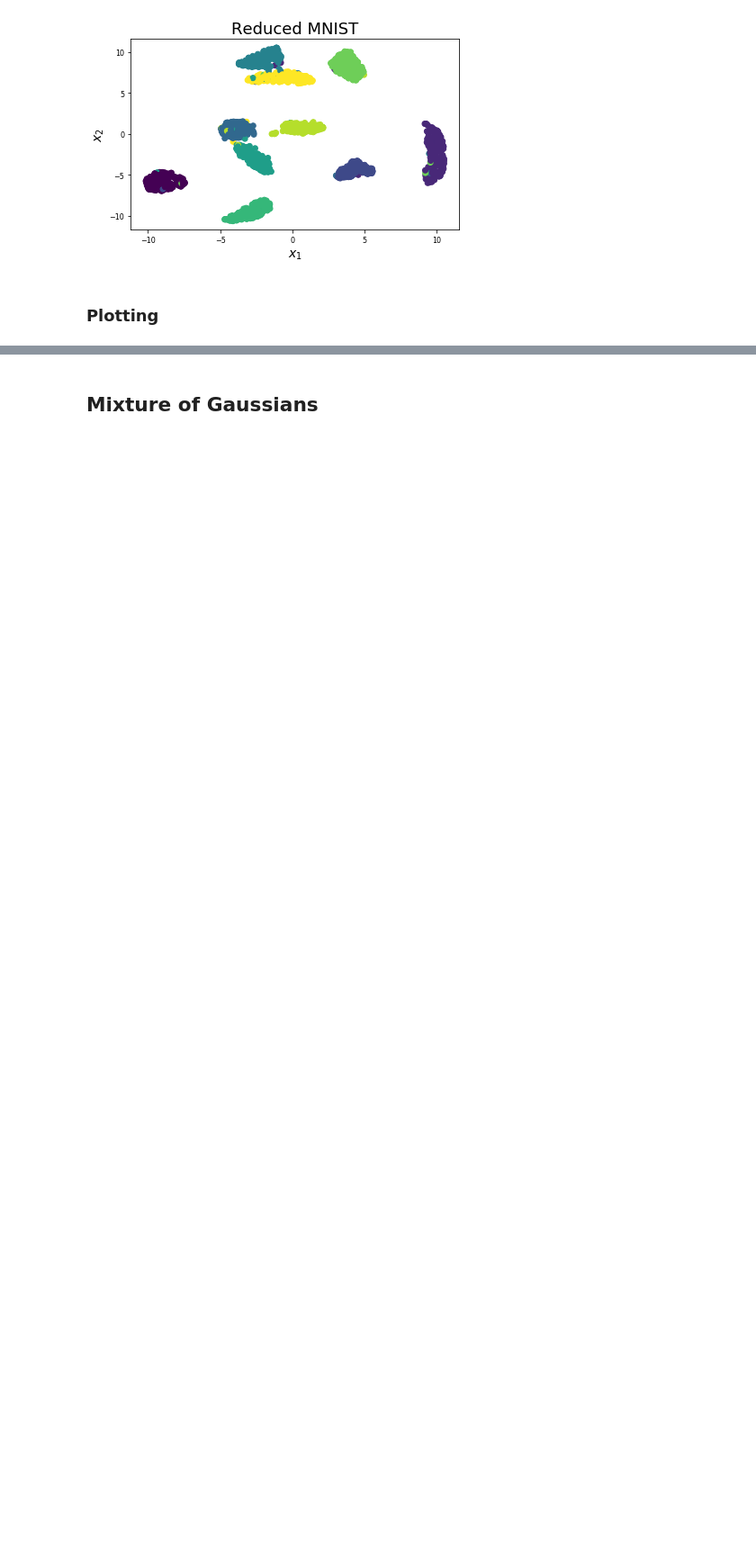
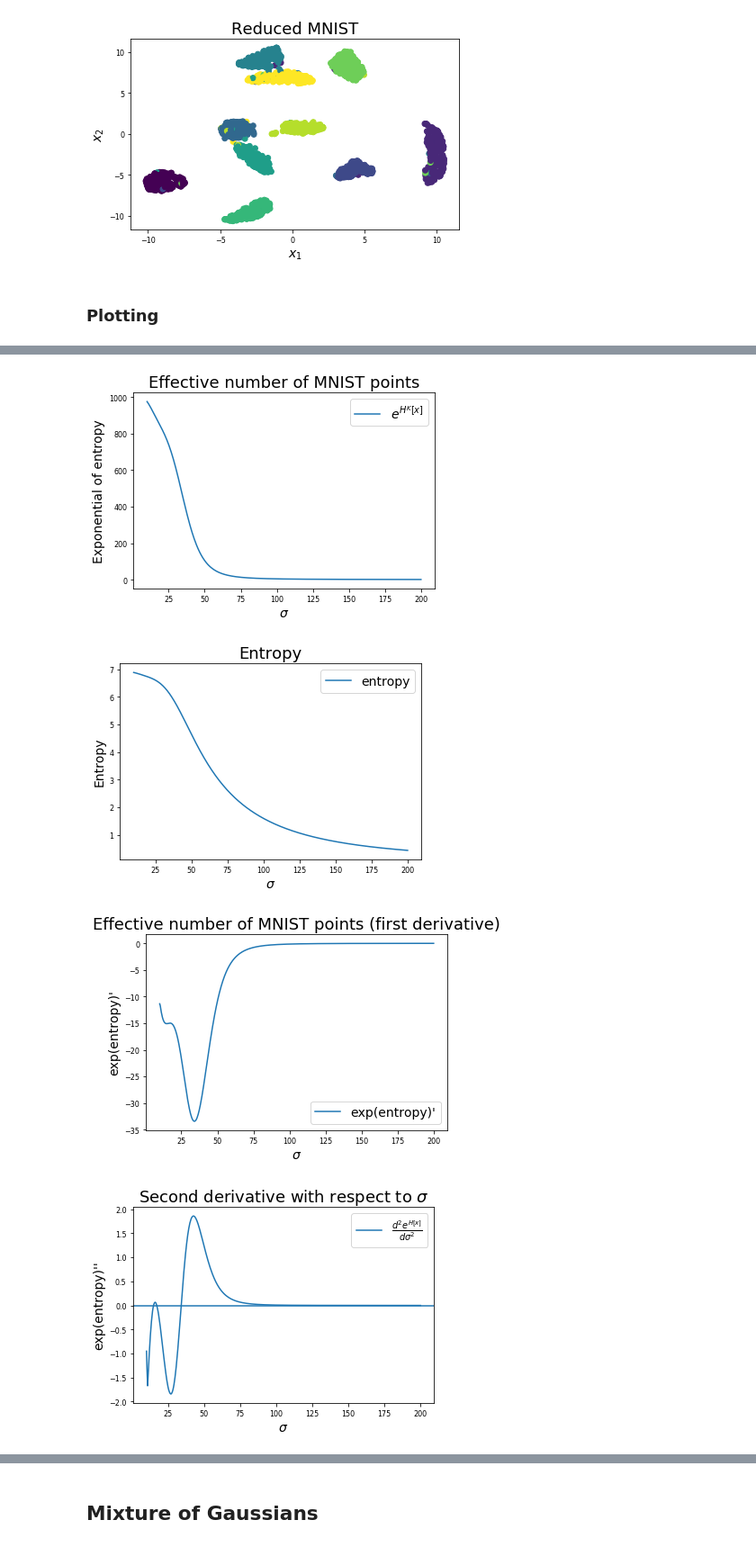
Before and after one commit to gallego-posada/gait, a Jupyter notebook: Mode Counting.ipynb, the cells around one changed output, grey strips where cells are left out. Shown at 90% size. Saved outputs shown, nothing was run; the diff lists cells and outputs as text; code cells hidden in the pictures; blank space fills up the shorter version.

```diff
--- a/Mode Counting.ipynb
+++ b/Mode Counting.ipynb
@@ -257,0 +330,60 @@ plt.show()
+# %%
+plt.figure()
+plt.plot(sigmas, np.exp(entropies), label=r"$e^{H^K[x]}$")
+plt.xlabel(r"$\sigma$")
+plt.ylabel("Exponential of entropy")
+# plt.axhline(10)
+plt.legend()
+plt.title("Effective number of MNIST points")
+# plt.xlim(10, 20)
+# plt.ylim(0, 4)
+plt.show()
+
+plt.figure()
+plt.plot(sigmas, entropies, label="entropy")
+plt.xlabel(r"$\sigma$")
+plt.ylabel("Entropy")
+plt.legend()
+plt.title("Entropy")
+# plt.xlim(10, 20)
+# plt.ylim(0, 4)
+plt.show()
+
+plt.figure()
+plt.plot(sigmas, derivative(np.exp(entropies), sigmas[1]-sigmas[0], 1), label="exp(entropy)\'")
+plt.xlabel(r"$\sigma$")
+plt.ylabel("exp(entropy)\'")
+plt.title("Effective number of MNIST points (first derivative)")
+plt.legend()
+# plt.xlim(10, 20)
+# plt.ylim(0, 4)
+plt.show()
+
+
+plt.figure()
+plt.plot(sigmas, derivative(np.exp(entropies), sigmas[1]-sigmas[0], 2), label=r"$\frac{d^2 e^{H[x]}}{d \sigma ^2}$")
+plt.xlabel(r"$\sigma$")
+plt.axhline(0)
+plt.ylabel("exp(entropy)\'\'")
+plt.title(r"Second derivative with respect to $\sigma$")
+plt.legend()
+# plt.xlim(10, 20)
+# plt.ylim(0, 4)
+plt.show()
+
+
+
+plt.figure()
+plt.plot(sigmas, derivative(np.exp(entropies), sigmas[1]-sigmas[0], 3), label="exp(entropy)\'\'\'")
+plt.xlabel("sigma")
+plt.ylabel("exp(entropy)\'\'\'")
+plt.title("Effective number of MNIST points (third derivative)")
+plt.legend()
+# plt.xlim(10, 20)
+# plt.ylim(0, 4)
+plt.show()
+# %% [output]
+[figure, added]
+[figure, added]
+[figure, added]
+[figure, added]
```
Also changed, not shown: parts of 16 cells of this notebook, 5 other files.
